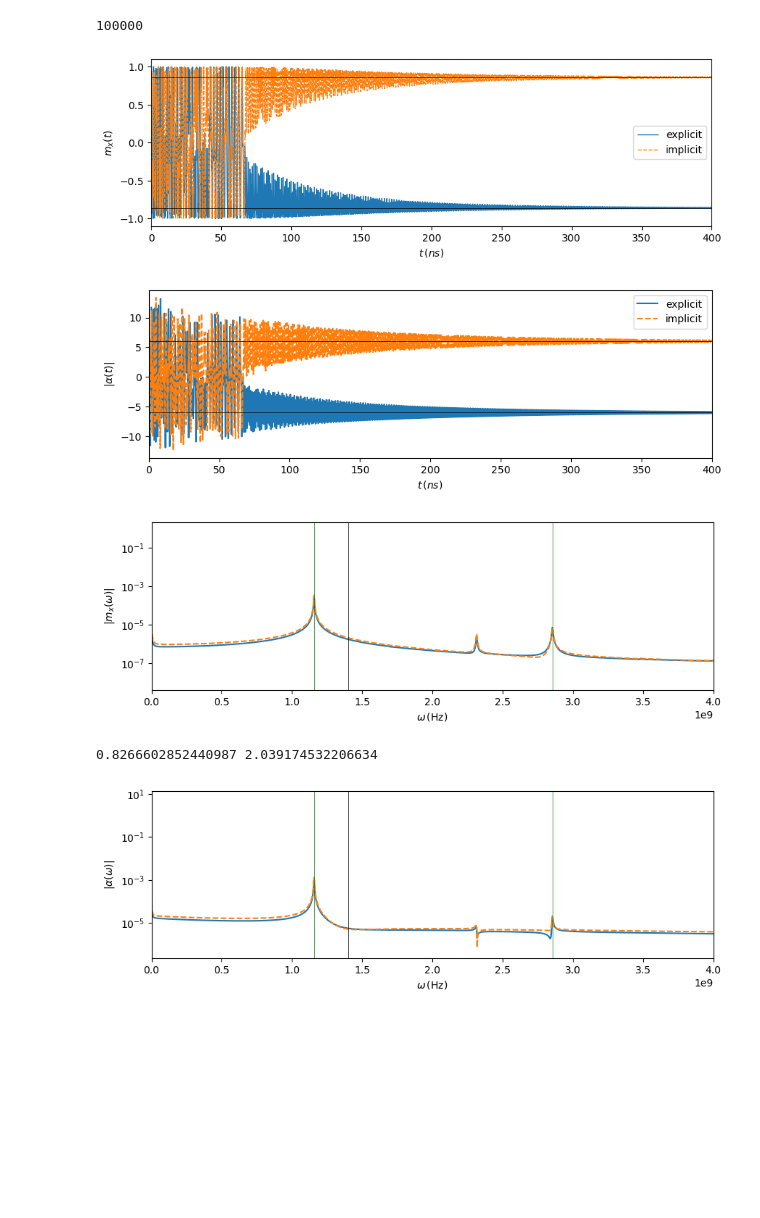
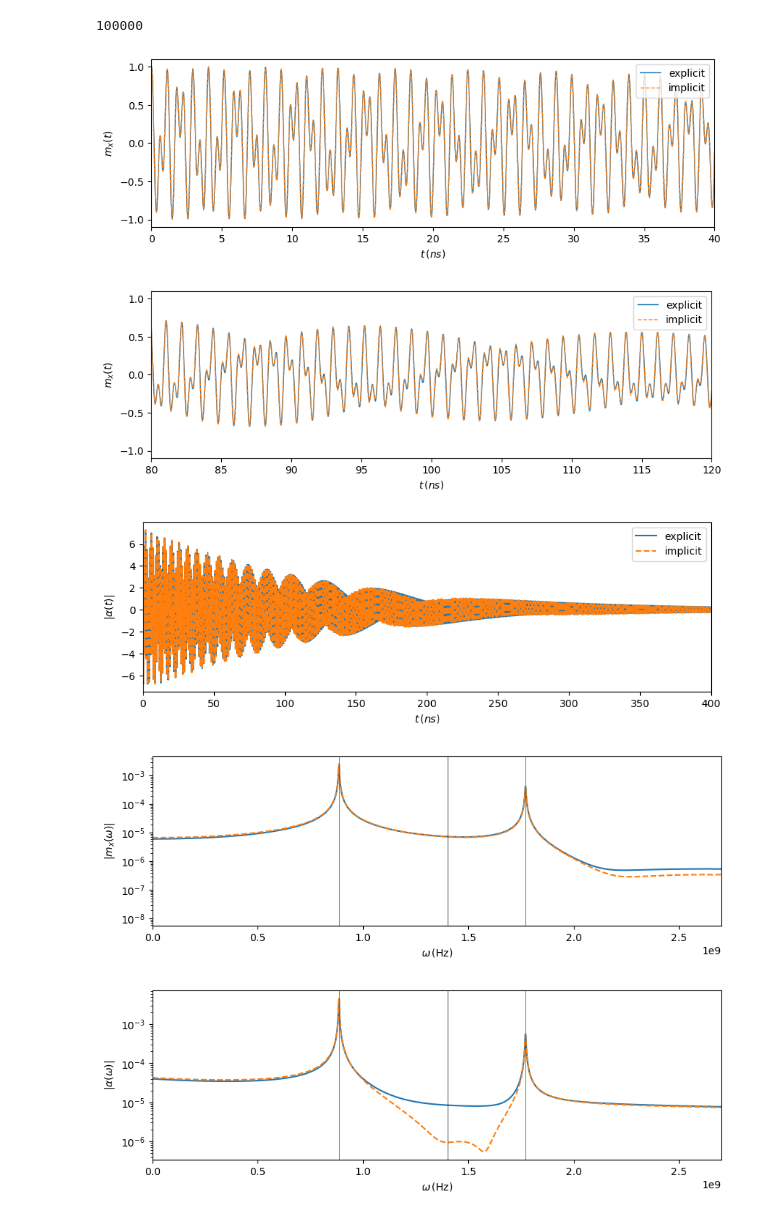
Before and after one commit to chuan97/magnetic-qed, a Jupyter notebook: dicke_final_plots.ipynb, the cells around one changed output. Cells and saved outputs as stored; diff of their text form; code cells hidden in the pictures; blank space fills up the shorter version.

```diff
--- a/dicke_final_plots.ipynb
+++ b/dicke_final_plots.ipynb
@@ -161,7 +180,7 @@ wc = 1.4e9
 wz = 1 * wc
 kappa = 1e-3 * wc
 Bext = np.array([0, 0, 2 * np.pi * wz / gammaLL])
-lam = 0.7 * wc
+lam = 0.3 * wc
 Brms = 4 * np.pi * lam / (np.sqrt(N) * gammaLL)
 Brms = np.array([Brms, 0, 0])
 
@@ -170,16 +189,18 @@ lamc = 0.5 * np.sqrt(wc * wz)
 dt = 0.01e-9
 t_eval = np.linspace(0, tmax, int(tmax // dt) + 1)  # 100000
 print(int(tmax // dt))
-# dt = 0.01e-9
-# dt = 0.01e-9
+rtol = 0
+atol = 1e-16
 sol_exp = solve_ivp(
     eom.LLG_explicit,
     (0, tmax),
     m0,
     args=(Bext, Brms, 2 * np.pi * wc, 2 * np.pi * kappa, N, gammaLL, alpha),
     t_eval=t_eval,
-    max_step=dt
-)  # , atol = 1, rtol = 1
+    # max_step=dt,
+    atol=atol,
+    rtol=rtol
+)
 
 # dt = 0.01e-9
 eom.LLG_memory.S = 0
@@ -191,17 +212,33 @@ sol_imp = solve_ivp(
     m0[:-2],
     args=(Bext, Brms, 2 * np.pi * wc, 2 * np.pi * kappa, N, gammaLL, alpha, m0[-2:]),
     t_eval=t_eval,
-    max_step=dt,
+    # max_step=dt,
+    atol=atol,
+    rtol=rtol
 )
 
 
 plt.plot(sol_exp.t * 1e9, sol_exp.y[0], label="explicit", lw=1)
 plt.plot(sol_imp.t * 1e9, sol_imp.y[0], ls="dashed", label="implicit", lw=1)
 if lam > lamc:
-    plt.axhline(np.sqrt(1 - (lamc / lam) ** 4), c="k", lw=0.5)  # stationary mx
-    plt.axhline(-np.sqrt(1 - (lamc / lam) ** 4), c="k", lw=0.5)  # stationary mx
+    plt.axhline(np.sqrt(1 - (lamc / lam) ** 2), c="k", lw=0.5)  # stationary mx
+    plt.axhline(-np.sqrt(1 - (lamc / lam) ** 2), c="k", lw=0.5)  # stationary mx
 
-plt.xlim(0, 400)
+plt.xlim(0, 40)
+# plt.ylim(-0.1, 0.1)
+plt.ylabel(r"$m_x(t)$")
+plt.xlabel(r"$t \, (ns)$")
+plt.legend()
+plt.show()
+
+plt.plot(sol_exp.t * 1e9, sol_exp.y[0], label="explicit", lw=1)
+plt.plot(sol_imp.t * 1e9, sol_imp.y[0], ls="dashed", label="implicit", lw=1)
+if lam > lamc:
+    plt.axhline(np.sqrt(1 - (lamc / lam) ** 2), c="k", lw=0.5)  # stationary mx
+    plt.axhline(-np.sqrt(1 - (lamc / lam) ** 2), c="k", lw=0.5)  # stationary mx
+
+plt.xlim(80, 120)
+# plt.ylim(-0.1, 0.1)
 plt.ylabel(r"$m_x(t)$")
 plt.xlabel(r"$t \, (ns)$")
 plt.legend()
@@ -220,10 +257,10 @@ plt.plot(sol_exp.t * 1e9, np.real(alphas_exp), label="explicit")
 plt.plot(sol_imp.t * 1e9, np.real(alphas_imp), ls="dashed", label="implicit")
 if lam > lamc:
     plt.axhline(
-        np.sqrt(N) * lam / wc * np.sqrt(1 - (lamc / lam) ** 4), c="k", lw=0.5
+        np.sqrt(N) * lam / wc * np.sqrt(1 - (lamc / lam) ** 2), c="k", lw=0.5
     )  # stationary alpha
     plt.axhline(
-        -np.sqrt(N) * lam / wc * np.sqrt(1 - (lamc / lam) ** 4), c="k", lw=0.5
+        -np.sqrt(N) * lam / wc * np.sqrt(1 - (lamc / lam) ** 2), c="k", lw=0.5
     )  # stationary alpha
 
 plt.xlim(0, 400)
@@ -251,41 +288,39 @@ plt.axvline(pm, c="g", lw=0.5)
 plt.axvline(pp, c="g", lw=0.5)
 plt.axvline(wc, c="k", lw=0.5)
 
-plt.xlim(0.0e9, 4e9)
+plt.xlim(0.0e9, 2.7e9)
 plt.ylabel("$|m_x(\omega)|$")
 plt.xlabel(r"$\omega \, ({\rm Hz})$")
 plt.yscale("log")
 plt.show()
 
 ws_exp, amps_exp = fft.fft_wrapper(
     sol_exp.t, alphas_exp,
     slice_=slice(len(sol_exp.t) // 2, -1)
 )
 ws_imp, amps_imp = fft.fft_wrapper(
     sol_imp.t, alphas_imp,
     slice_=slice(len(sol_exp.t) // 2, -1)
 )  # calculo transformada fourier alphas
 
 amps_exp = 2 * amps_exp / len(sol_exp.t)
 amps_imp = 2 * amps_imp / len(sol_imp.t)
 
 plt.plot(ws_exp, np.abs(amps_exp), label="explicit")
 plt.plot(ws_imp, np.abs(amps_imp), label="implicit", ls="dashed")
 plt.axvline(pm, c="g", lw=0.5)
 plt.axvline(pp, c="g", lw=0.5)
 plt.axvline(wc, c="k", lw=0.5)
 
-print(pm / wc, pp/ wc)
-
-plt.xlim(0.0e9, 4e9)
+plt.xlim(0.0e9, 2.7e9)
 plt.ylabel(r"$|\alpha(\omega)|$")
 plt.xlabel(r"$\omega \, ({\rm Hz})$")
 plt.yscale("log")
 plt.show()
 # %% [output]
 100000
-[figure, old version]
+[figure, new version]
-[figure, old version]
+[figure, new version]
-[figure, old version]
+[figure, new version]
-0.8266602852440987 2.039174532206634
-[figure, old version]
+[figure, new version]
+[figure, added]
```
Also changed, not shown: parts of 5 cells of this notebook, 5 other files.
